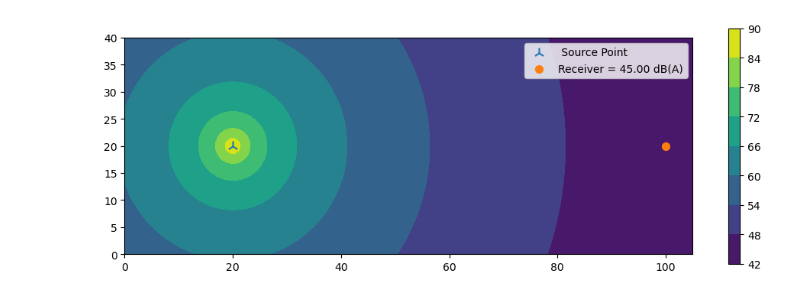
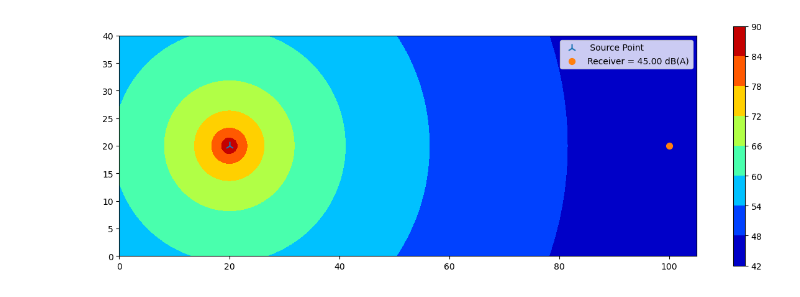
Before and after one commit to FPWRasmussen/DTU-Special-Course, a Jupyter notebook: src/noise/verification.ipynb, the cells around one changed output. Drawn from its saved outputs; the diff is of its cells as text; code cells hidden in the pictures.

```diff
--- a/src/noise/verification.ipynb
+++ b/src/noise/verification.ipynb
@@ -16,32 +93,28 @@ import pandas as pd
 # %%
 point_source_data = pd.DataFrame(data=[
     {"latitude": 20,
         "longitude": 20,
         "h": 1,
         "octave_band": {"1000": 100}}])
 
-map_shape = [40, 150]
+map_shape = [80, 210]
 map_boundaries = [0, 105, 0, 40]
 map_array = np.zeros(map_shape)
-# map_array[:,25] = 100
 elevation_handler = ElevationHandlerTest(map_array, map_boundaries)
-LDW = solve_noise_map(elevation_handler, point_source_data, ground_factor=1)
+LDW = solve_noise_map(elevation_handler, point_source_data, ground_factor = 1)
 
 receiver = [100, 20]
-
 interp_spline = RectBivariateSpline(elevation_handler.lat_range, elevation_handler.long_range, LDW)
 receiver_value = interp_spline(receiver[1], receiver[0]).max()
 
-# receiver_value = LDW[receiver[1], receiver[0]]
-fig, ax = plt.subplots(figsize = (12,4))
-cl = ax.contourf(elevation_handler.long_range, elevation_handler.lat_range, LDW)
+fig, ax = plt.subplots(figsize = (15,5))
+cl = ax.contourf(elevation_handler.long_range, elevation_handler.lat_range, LDW, cmap = "jet")
 plt.colorbar(cl, ax = ax)
 ax.set(aspect="equal")
 ax.scatter(point_source_data.longitude, point_source_data.latitude, marker = "2", s = 100, label = " Source Point")
 ax.scatter(*receiver, marker = "o", s = 50, label = f"Receiver = {receiver_value:.2f} dB(A)")
 plt.tight_layout
 plt.legend()
 plt.show()
-# https://dbmap.net/267yt
 # %% [output]
-[figure, old version]
+[figure, new version]
```
Also changed, not shown: parts of 13 cells of this notebook, 20 other files.
